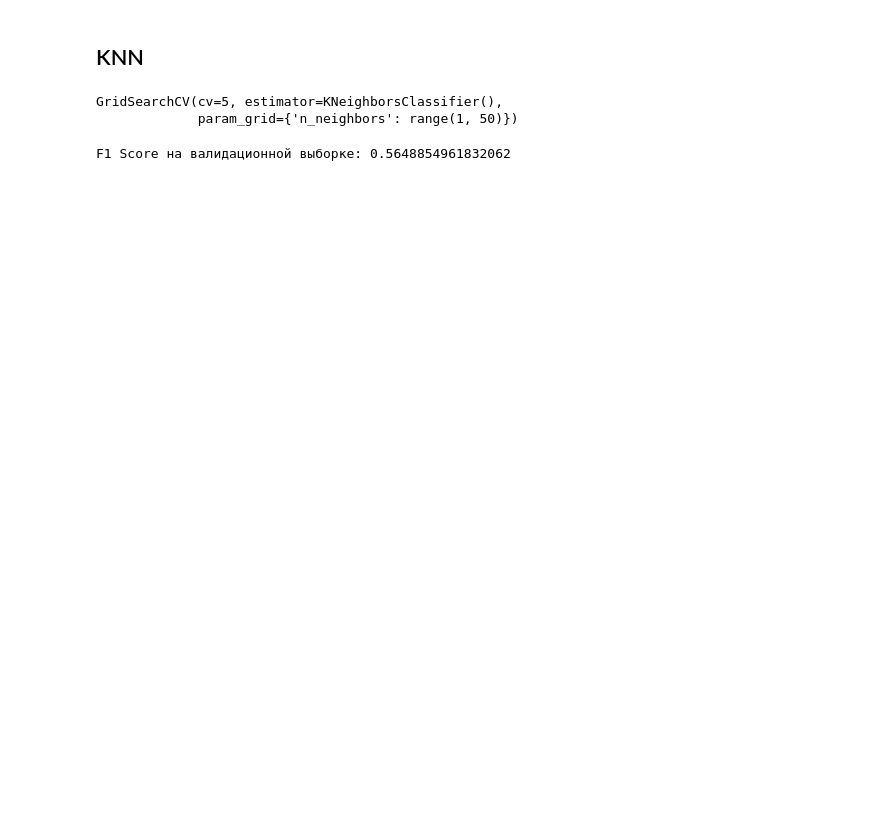
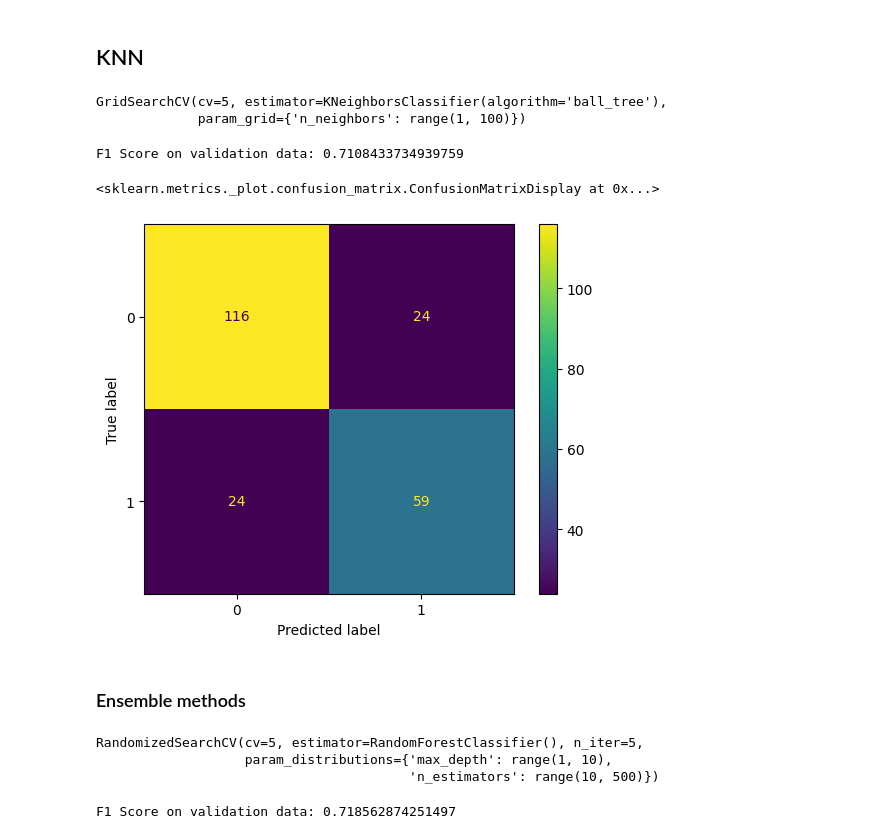
Before and after one commit to Valikpp/ds-training-tasks, a Jupyter notebook: titanic/main.ipynb, the cells around one changed output. Saved outputs shown, nothing was run; the diff lists cells and outputs as text; code cells hidden in the pictures; blank space fills up the shorter version.

```diff
--- a/titanic/main.ipynb
+++ b/titanic/main.ipynb
@@ -57,6 +245,9 @@ from sklearn.tree import DecisionTreeClassifier
 # %%
 tree = DecisionTreeClassifier()
-param_grid={"criterion":["gini","entropy"],"max_depth":range(1,10)}
+param_grid={
+    "criterion":["gini","entropy"],
+    "max_depth":range(1,10)
+}
 search = GridSearchCV(tree, param_grid=param_grid, cv=5)
 # %%
 search.fit(X_train,y_train)
@@ -79,19 +268,27 @@ F1 Score на валидационной выборке: 0.7654320987654321
 # %%
 from sklearn.neighbors import KNeighborsClassifier
 
-knn = KNeighborsClassifier()
-knn_param_grid={"n_neighbors":range(1,50)}
+knn = KNeighborsClassifier(algorithm='ball_tree')
+knn_param_grid={"n_neighbors":range(1,100)}
 knn_search = GridSearchCV(knn, param_grid=knn_param_grid, cv=5)
 # %%
-knn_search.fit(X_train[["Age","Sex"]],y_train)
+knn_search.fit(X_train[["Age","Sex","Pclass","Fare","Alone"]],y_train)
 # %% [output]
-GridSearchCV(cv=5, estimator=KNeighborsClassifier(),
-             param_grid={'n_neighbors': range(1, 50)})
+GridSearchCV(cv=5, estimator=KNeighborsClassifier(algorithm='ball_tree'),
+             param_grid={'n_neighbors': range(1, 100)})
 # %%
 best_knn = knn_search.best_estimator_
 # %%
 
-y_val_pred = best_knn.predict(X_val[["Age","Sex"]])
-print("F1 Score на валидационной выборке:", f1_score(y_val, y_val_pred))
+y_val_pred = best_knn.predict(X_val[["Age","Sex","Pclass","Fare","Alone"]])
+print("F1 Score on validation data:", f1_score(y_val, y_val_pred))
 # %% [output]
-F1 Score на валидационной выборке: 0.5648854961832062
+F1 Score on validation data: 0.7108433734939759
+# %%
+cm_knn = confusion_matrix(y_val,y_val_pred)
+ConfusionMatrixDisplay(cm_knn).plot()
+# %% [output]
+<sklearn.metrics._plot.confusion_matrix.ConfusionMatrixDisplay at 0x...>
+[figure, added]
+# %% [markdown]
+### Ensemble methods
@@ -97,0 +311,6 @@ F1 Score на валидационной выборке: 0.5648854961832062
+# %%
+rand_search.fit(X_train, y_train)
+# %% [output]
+RandomizedSearchCV(cv=5, estimator=RandomForestClassifier(), n_iter=5,
+                   param_distributions={'max_depth': range(1, 10),
+                                        'n_estimators': range(10, 500)})
@@ -97,0 +319,5 @@ F1 Score на валидационной выборке: 0.5648854961832062
+# %%
+y_pred = best_rf.predict(X_val)
+print("F1 Score on validation data:", f1_score(y_val, y_pred))
+# %% [output]
+F1 Score on validation data: 0.718562874251497
```
Also changed, not shown: parts of 49 cells of this notebook.
